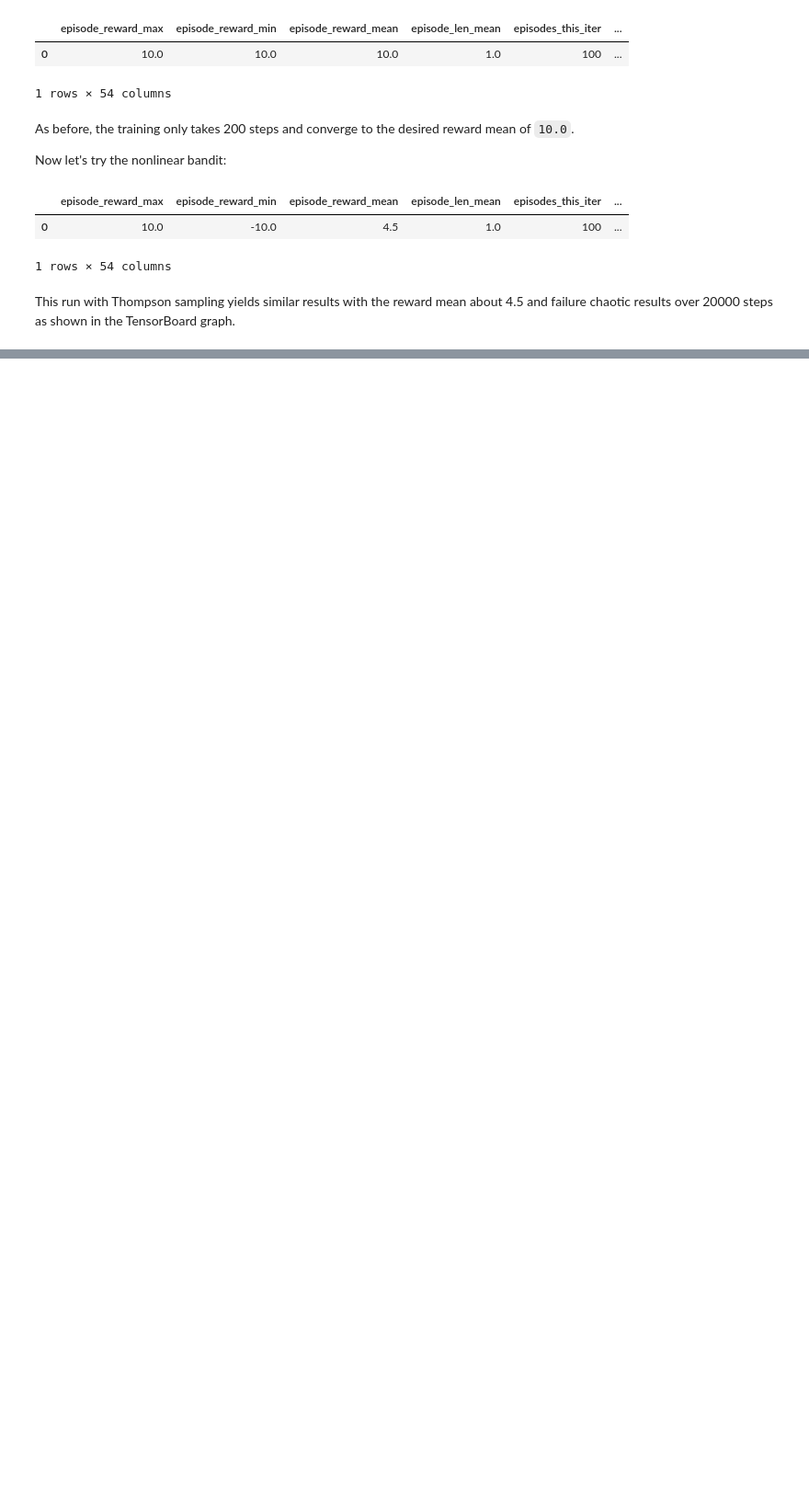
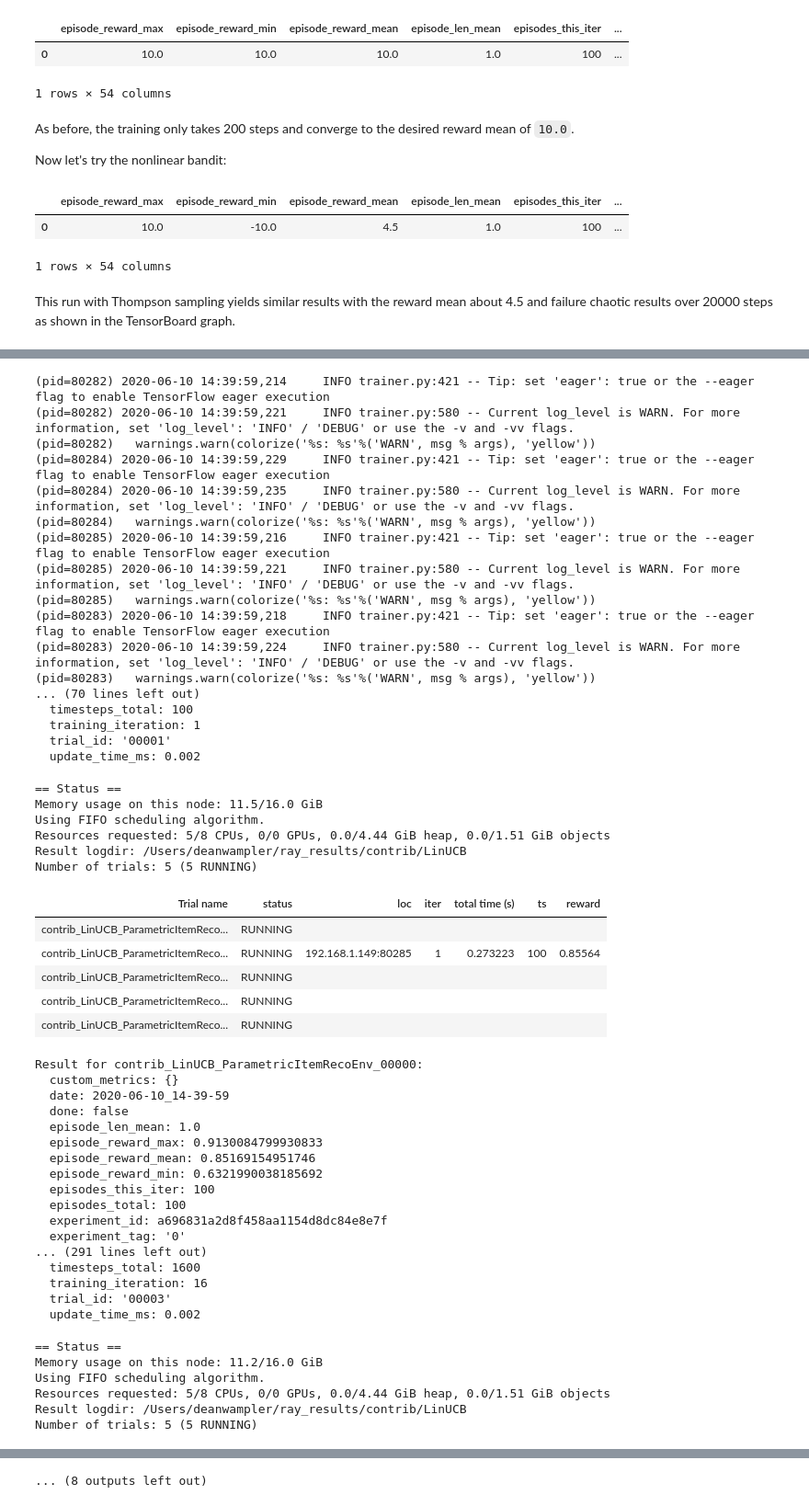
Before and after one commit to anyscale/academy, a Jupyter notebook: ray-rllib/multi-armed-bandits/solutions/Multi-Armed-Bandits-Solutions.ipynb, the cells around one changed output, grey strips where cells are left out. Shown at 92% size. Drawn from its saved outputs; the diff is of its cells as text; code cells hidden in the pictures; blank space fills up the shorter version.

```diff
--- a/ray-rllib/multi-armed-bandits/solutions/Multi-Armed-Bandits-Solutions.ipynb
+++ b/ray-rllib/multi-armed-bandits/solutions/Multi-Armed-Bandits-Solutions.ipynb
@@ -417,0 +435,13 @@ This run with Thompson sampling yields similar results with the reward mean abou
+# %%
+start_time = time.time()
+
+analysis = tune.run(
+    "contrib/LinUCB",
+    config=UCB_CONFIG,
+    stop={"training_iteration": training_iterations},
+    num_samples=5,
+    checkpoint_at_end=False
+)
+
+print("The trials took", time.time() - start_time, "seconds\n")
+# %% [output]
@@ -417,0 +460,52 @@ This run with Thompson sampling yields similar results with the reward mean abou
+(pid=80282) 2020-06-10 14:39:59,214     INFO trainer.py:421 -- Tip: set 'eager': true or the --eager flag to enable TensorFlow eager execution
+(pid=80282) 2020-06-10 14:39:59,221     INFO trainer.py:580 -- Current log_level is WARN. For more information, set 'log_level': 'INFO' / 'DEBUG' or use the -v and -vv flags.
+(pid=80282)   warnings.warn(colorize('%s: %s'%('WARN', msg % args), 'yellow'))
+(pid=80284) 2020-06-10 14:39:59,229     INFO trainer.py:421 -- Tip: set 'eager': true or the --eager flag to enable TensorFlow eager execution
+(pid=80284) 2020-06-10 14:39:59,235     INFO trainer.py:580 -- Current log_level is WARN. For more information, set 'log_level': 'INFO' / 'DEBUG' or use the -v and -vv flags.
+(pid=80284)   warnings.warn(colorize('%s: %s'%('WARN', msg % args), 'yellow'))
+(pid=80285) 2020-06-10 14:39:59,216     INFO trainer.py:421 -- Tip: set 'eager': true or the --eager flag to enable TensorFlow eager execution
+(pid=80285) 2020-06-10 14:39:59,221     INFO trainer.py:580 -- Current log_level is WARN. For more information, set 'log_level': 'INFO' / 'DEBUG' or use the -v and -vv flags.
+(pid=80285)   warnings.warn(colorize('%s: %s'%('WARN', msg % args), 'yellow'))
+(pid=80283) 2020-06-10 14:39:59,218     INFO trainer.py:421 -- Tip: set 'eager': true or the --eager flag to enable TensorFlow eager execution
+(pid=80283) 2020-06-10 14:39:59,224     INFO trainer.py:580 -- Current log_level is WARN. For more information, set 'log_level': 'INFO' / 'DEBUG' or use the -v and -vv flags.
+(pid=80283)   warnings.warn(colorize('%s: %s'%('WARN', msg % args), 'yellow'))
+... (70 lines left out)
+  timesteps_total: 100
+  training_iteration: 1
+  trial_id: '00001'
+  update_time_ms: 0.002
+== Status ==
+Memory usage on this node: 11.5/16.0 GiB
+Using FIFO scheduling algorithm.
+Resources requested: 5/8 CPUs, 0/0 GPUs, 0.0/4.44 GiB heap, 0.0/1.51 GiB objects
+Result logdir: /Users/deanwampler/ray_results/contrib/LinUCB
+Number of trials: 5 (5 RUNNING)
+| Trial name | status | loc | iter | total time (s) | ts | reward |
+| contrib_LinUCB_ParametricItemReco... | RUNNING |  |  |  |  |  |
+| contrib_LinUCB_ParametricItemReco... | RUNNING | 192.168.1.149:80285 | 1 | 0.273223 | 100 | 0.85564 |
+| contrib_LinUCB_ParametricItemReco... | RUNNING |  |  |  |  |  |
+| contrib_LinUCB_ParametricItemReco... | RUNNING |  |  |  |  |  |
+| contrib_LinUCB_ParametricItemReco... | RUNNING |  |  |  |  |  |
+Result for contrib_LinUCB_ParametricItemRecoEnv_00000:
+  custom_metrics: {}
+  date: 2020-06-10_14-39-59
+  done: false
+  episode_len_mean: 1.0
+  episode_reward_max: 0.9130084799930833
+  episode_reward_mean: 0.85169154951746
+  episode_reward_min: 0.6321990038185692
+  episodes_this_iter: 100
+  episodes_total: 100
+  experiment_id: a696831a2d8f458aa1154d8dc84e8e7f
+  experiment_tag: '0'
+... (291 lines left out)
+  timesteps_total: 1600
+  training_iteration: 16
+  trial_id: '00003'
+  update_time_ms: 0.002
+== Status ==
+Memory usage on this node: 11.2/16.0 GiB
+Using FIFO scheduling algorithm.
+Resources requested: 5/8 CPUs, 0/0 GPUs, 0.0/4.44 GiB heap, 0.0/1.51 GiB objects
+Result logdir: /Users/deanwampler/ray_results/contrib/LinUCB
+Number of trials: 5 (5 RUNNING)
@@ -417,0 +564 @@ This run with Thompson sampling yields similar results with the reward mean abou
+... (8 outputs left out)
```
Also changed, not shown: parts of 20 cells of this notebook, 5 other files.
